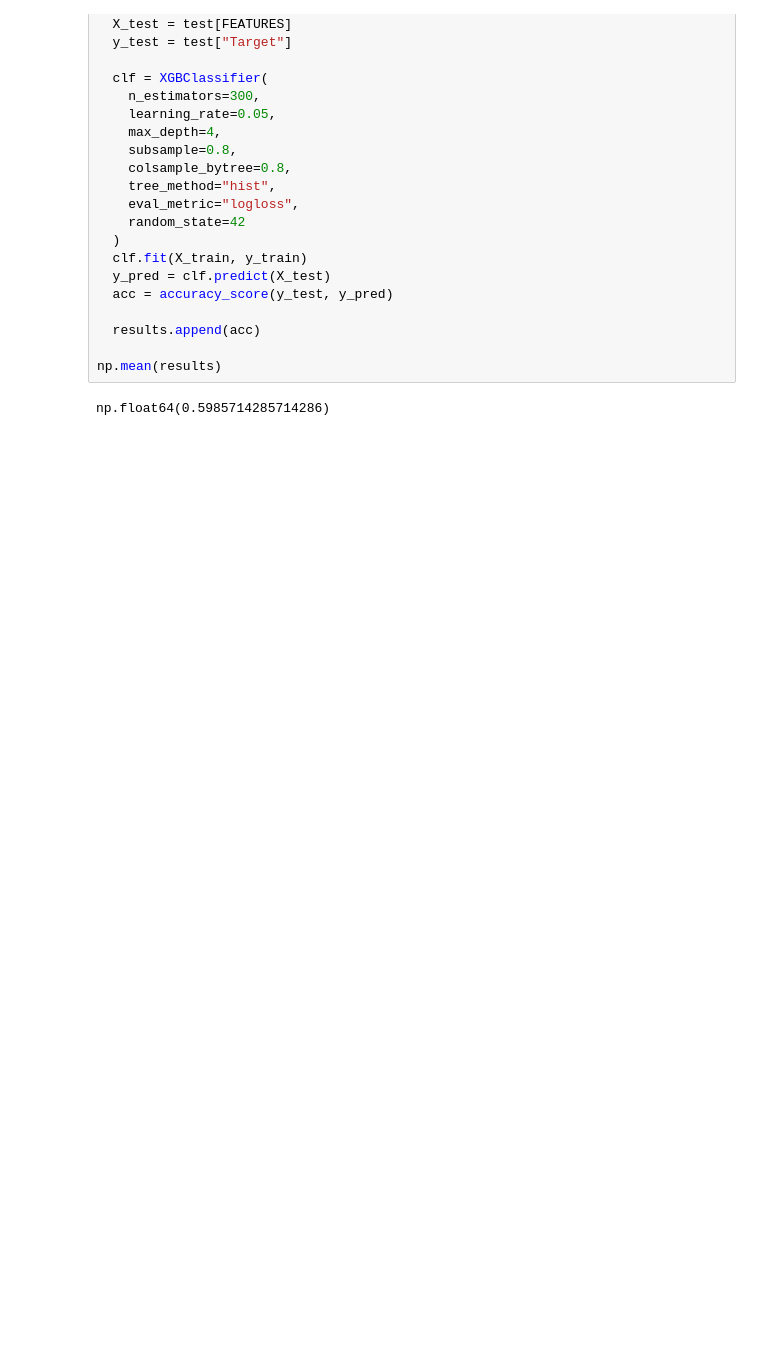
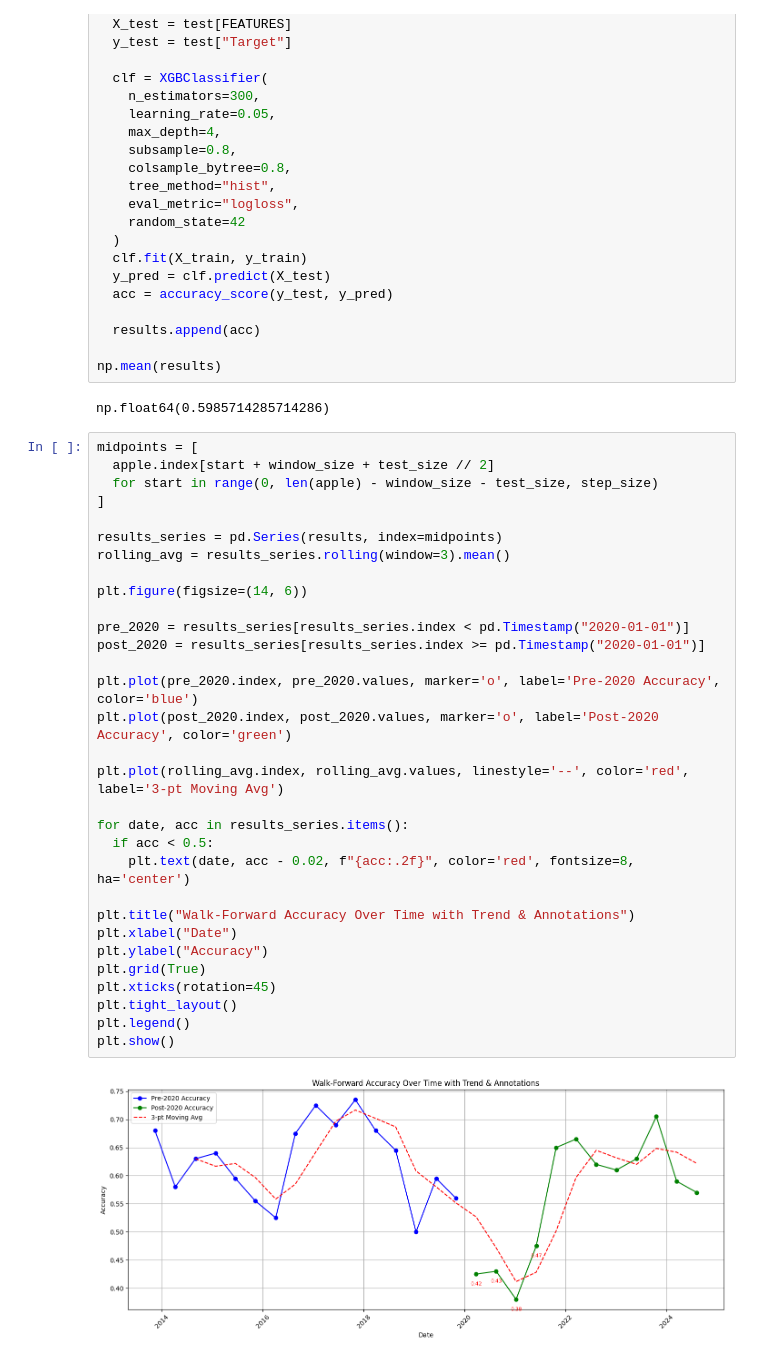
Before and after one commit to erick-dsnk/stock-predictor, a Jupyter notebook: model.ipynb, the cells around one changed output. Drawn from its saved outputs; the diff is of its cells as text; blank space fills up the shorter version.

```diff
--- a/model.ipynb
+++ b/model.ipynb
@@ -76,6 +76,39 @@ for start in range(0, len(apple) - window_size - test_size, step_size):
 np.mean(results)
 # %% [output]
 np.float64(0.5985714285714286)
+# %%
+midpoints = [
+  apple.index[start + window_size + test_size // 2]
+  for start in range(0, len(apple) - window_size - test_size, step_size)
+]
+
+results_series = pd.Series(results, index=midpoints)
+rolling_avg = results_series.rolling(window=3).mean()
+
+plt.figure(figsize=(14, 6))
+
+pre_2020 = results_series[results_series.index < pd.Timestamp("2020-01-01")]
+post_2020 = results_series[results_series.index >= pd.Timestamp("2020-01-01")]
+
+plt.plot(pre_2020.index, pre_2020.values, marker='o', label='Pre-2020 Accuracy', color='blue')
+plt.plot(post_2020.index, post_2020.values, marker='o', label='Post-2020 Accuracy', color='green')
+
+plt.plot(rolling_avg.index, rolling_avg.values, linestyle='--', color='red', label='3-pt Moving Avg')
+
+for date, acc in results_series.items():
+  if acc < 0.5:
+    plt.text(date, acc - 0.02, f"{acc:.2f}", color='red', fontsize=8, ha='center')
+
+plt.title("Walk-Forward Accuracy Over Time with Trend & Annotations")
+plt.xlabel("Date")
+plt.ylabel("Accuracy")
+plt.grid(True)
+plt.xticks(rotation=45)
+plt.tight_layout()
+plt.legend()
+plt.show()
+# %% [output]
+[figure, added]
 # %%
 importances = clf.feature_importances_
 
```
Also changed, not shown: parts of 1 cell of this notebook.
